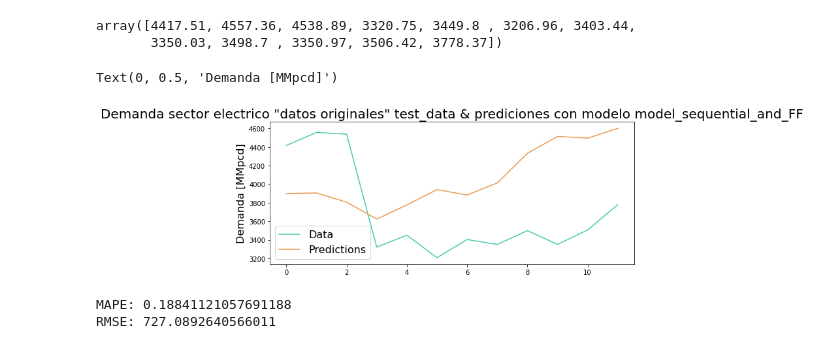
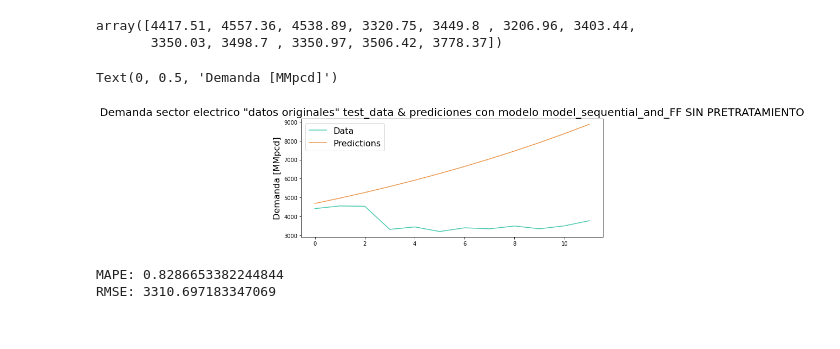
Before and after one commit to Sergio-Ibarra-1795/Diplomado_UNAM_DC_Full_gitHub, a Jupyter notebook: Diplomado_DS_Proyecto_Final/Demanda_electrico_FFNN_try1_sin_pretratamiento.ipynb, the cells around one changed output. Drawn from its saved outputs; the diff is of its cells as text; code cells hidden in the pictures.

```diff
--- a/Diplomado_DS_Proyecto_Final/Demanda_electrico_FFNN_try1_sin_pretratamiento.ipynb
+++ b/Diplomado_DS_Proyecto_Final/Demanda_electrico_FFNN_try1_sin_pretratamiento.ipynb
@@ -117,7 +117,7 @@ Parámetros_n_capa_densa = n_input *  #Nodos + # Nodos
 Donde  n_input *  #Nodos: Representa la matriz de pesos
 Y # Nodos: el vector de bias
 # %%
-n_input = 36
+n_input = 24
 n_features = 1
 
 # define model
@@ -253,8 +246,0 @@ model_sequential_and_FF.predict(demanda_electrico_NOscaled_train_batch_reshaped)
-# %%
-test_predictions_model_sequential_and_FF = []
-
-for i in range(12):
-    prediction = model_sequential_and_FF.predict(demanda_electrico_NOscaled_train_batch_reshaped)[0][i][0]
-    test_predictions_model_sequential_and_FF.append(prediction)
-
-# Now, test_predictions_model_sequential_and_FF contains your 12 elements
@@ -273,0 +361,21 @@ for i in range(12):
+# %%
+n_input = 24
+n_features = 1
+# %%
+test_predictions_model_sequential_and_FF = []
+
+first_eval_batch = csv_demanda_electrico_original_train_data['Demanded_Gas'].values[-n_input:]
+current_batch = first_eval_batch.reshape((1, n_input, n_features))
+
+for i in range(len(csv_demanda_electrico_original_test_data)):
+
+    # get the prediction value for the first batch
+    current_pred = model_sequential_and_FF.predict(current_batch)[0][-1][0]
+    print(current_pred)
+
+    # append the prediction into the array
+    test_predictions_model_sequential_and_FF.append(current_pred)
+
+    # use the prediction to update the batch and remove the first value
+    current_batch = np.append(current_batch[:,1:,:],[[[current_pred]]],axis=1)
+    current_batch = current_batch.reshape((1, n_input, n_features))  # Reshape to maintain
@@ -354,25 +480,25 @@ array([4417.51, 4557.36, 4538.89, 3320.75, 3449.8 , 3206.96, 3403.44,
 # %%
 ##Ploting the predicitons vs the test_data
 plt.figure(figsize =(10,4))
 plt.plot(csv_demanda_electrico_original_test_data['Demanded_Gas'].values, color='#48C9B0')
 plt.plot(test_predictions_model_sequential_and_FF , color='#EB984E')
 plt.legend(('Data', 'Predictions'), fontsize=16)
 
-plt.title('Demanda sector electrico "datos originales" test_data & prediciones con modelo model_sequential_and_FF', fontsize=20)
+plt.title('Demanda sector electrico "datos originales" test_data & prediciones con modelo model_sequential_and_FF SIN PRETRATAMIENTO', fontsize=20)
 plt.ylabel('Demanda [MMpcd]', fontsize=16)
 # %% [output]
 Text(0, 0.5, 'Demanda [MMpcd]')
-[figure, old version]
+[figure, new version]
 # %%
 from sklearn.metrics import mean_absolute_percentage_error, mean_squared_error
 import numpy as np
 
 # Compute errors
-MAPE_predictions_model_sequential_and_FF = mean_absolute_percentage_error(csv_demanda_electrico_original_test_data['Demanded_Gas'].values, test_predictions_model_sequential_and_FF )
-RMSE_predictions_model_sequential_and_FF = np.sqrt(mean_squared_error(csv_demanda_electrico_original_test_data['Demanded_Gas'].values, test_predictions_model_sequential_and_FF ))
+MAPE_predictions_model_sequential_and_FF_sin_pretratamiento = mean_absolute_percentage_error(csv_demanda_electrico_original_test_data['Demanded_Gas'].values, test_predictions_model_sequential_and_FF )
+RMSE_predictions_model_sequential_and_FF_sin_pretratamiento = np.sqrt(mean_squared_error(csv_demanda_electrico_original_test_data['Demanded_Gas'].values, test_predictions_model_sequential_and_FF ))
 
-print('MAPE:', MAPE_predictions_model_sequential_and_FF)
-print('RMSE:', RMSE_predictions_model_sequential_and_FF)
+print('MAPE:', MAPE_predictions_model_sequential_and_FF_sin_pretratamiento)
+print('RMSE:', RMSE_predictions_model_sequential_and_FF_sin_pretratamiento)
 # %% [output]
-MAPE: 0.18841121057691188
-RMSE: 727.0892640566011
+MAPE: 0.8286653382244844
+RMSE: 3310.697183347069
```
Also changed, not shown: parts of 20 cells of this notebook.
